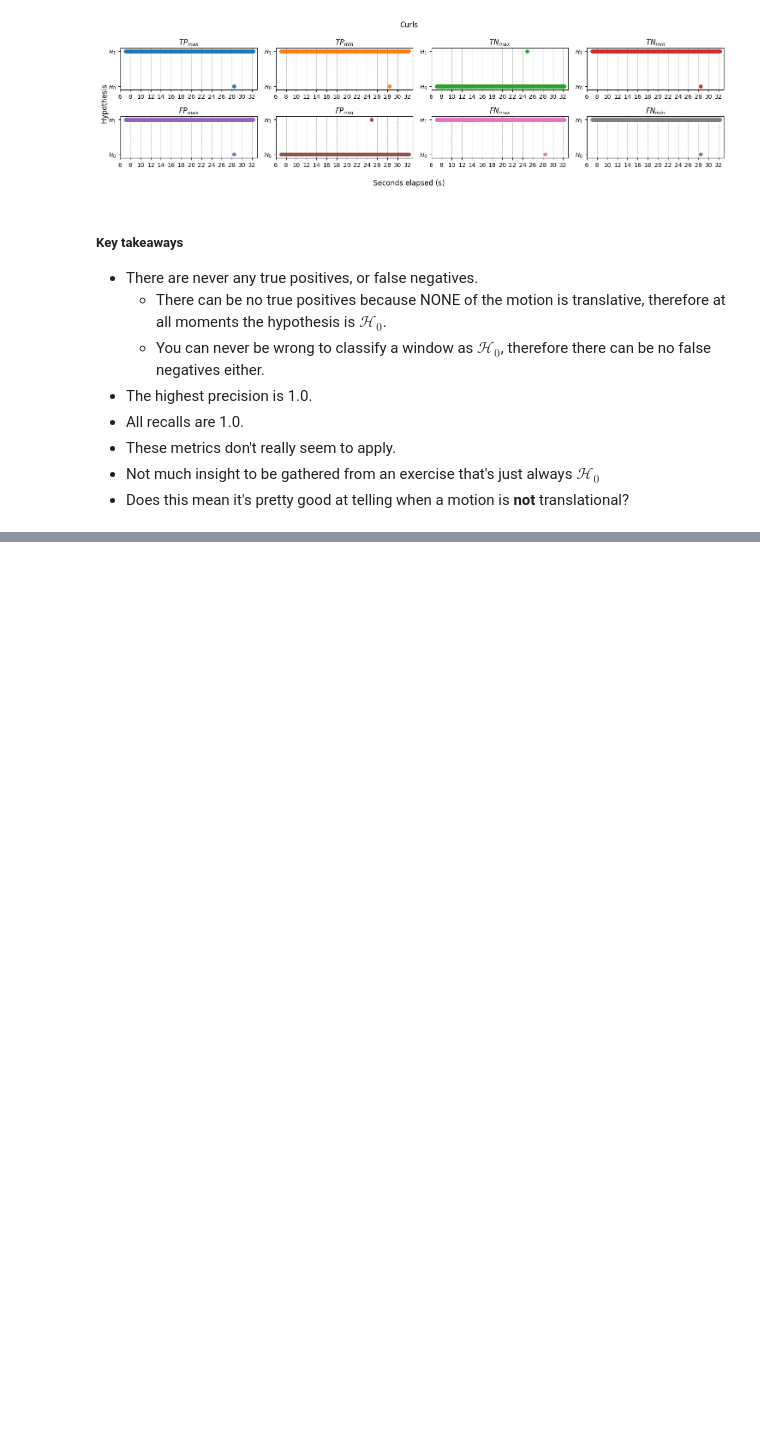
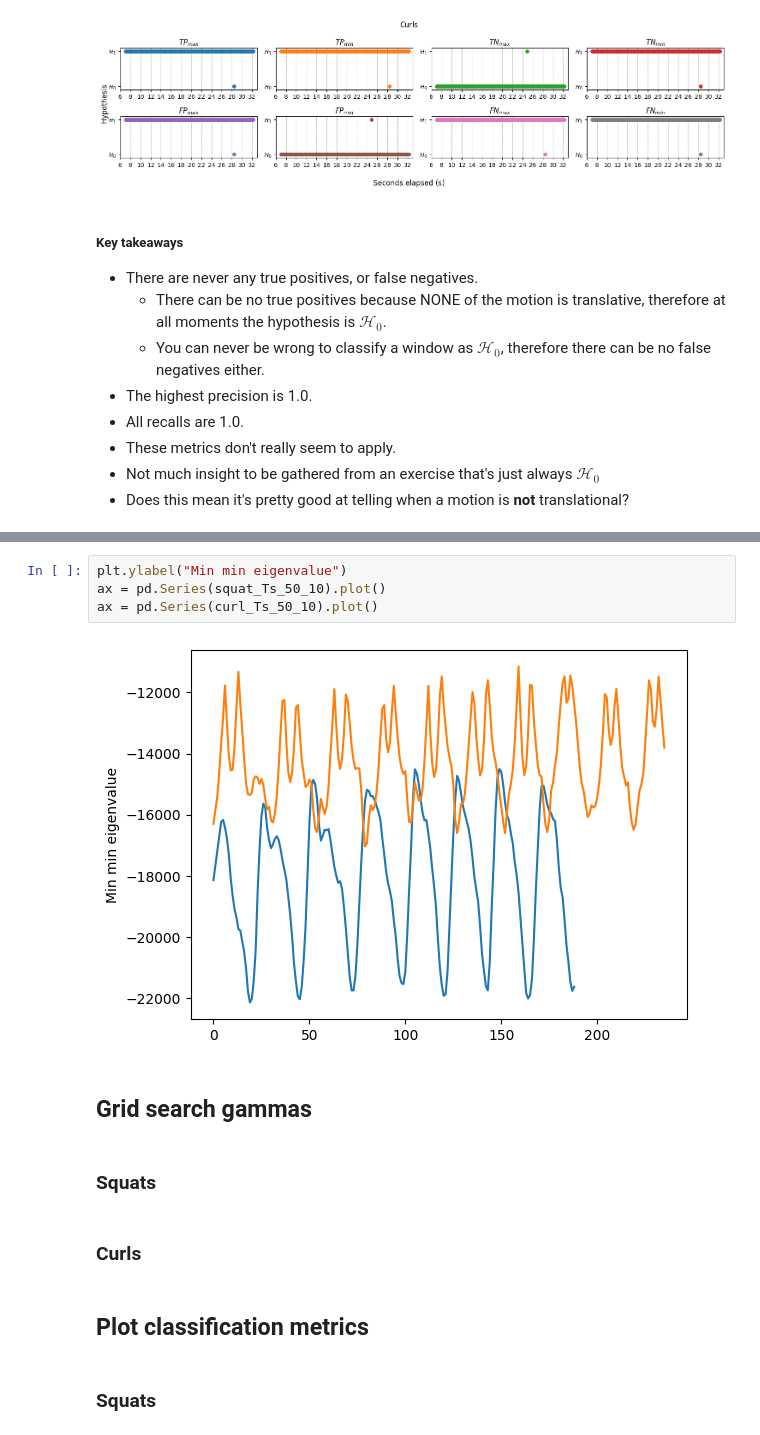
Before and after one commit to sjb296/linear-motion-detection, a Jupyter notebook: main.ipynb, the cells around one changed output, grey strips where cells are left out. Cells and saved outputs as stored; diff of their text form; blank space fills up the shorter version.

```diff
--- a/main.ipynb
+++ b/main.ipynb
@@ -1216,0 +1237,16 @@ plt.tight_layout()
+# %%
+plt.ylabel("Min min eigenvalue")
+ax = pd.Series(squat_Ts_50_10).plot()
+ax = pd.Series(curl_Ts_50_10).plot()
+# %% [output]
+[figure, added]
+# %% [markdown]
+## Grid search gammas
+# %% [markdown]
+### Squats
+# %% [markdown]
+### Curls
+# %% [markdown]
+## Plot classification metrics
+# %% [markdown]
+### Squats
```
Also changed, not shown: parts of 18 cells of this notebook.
